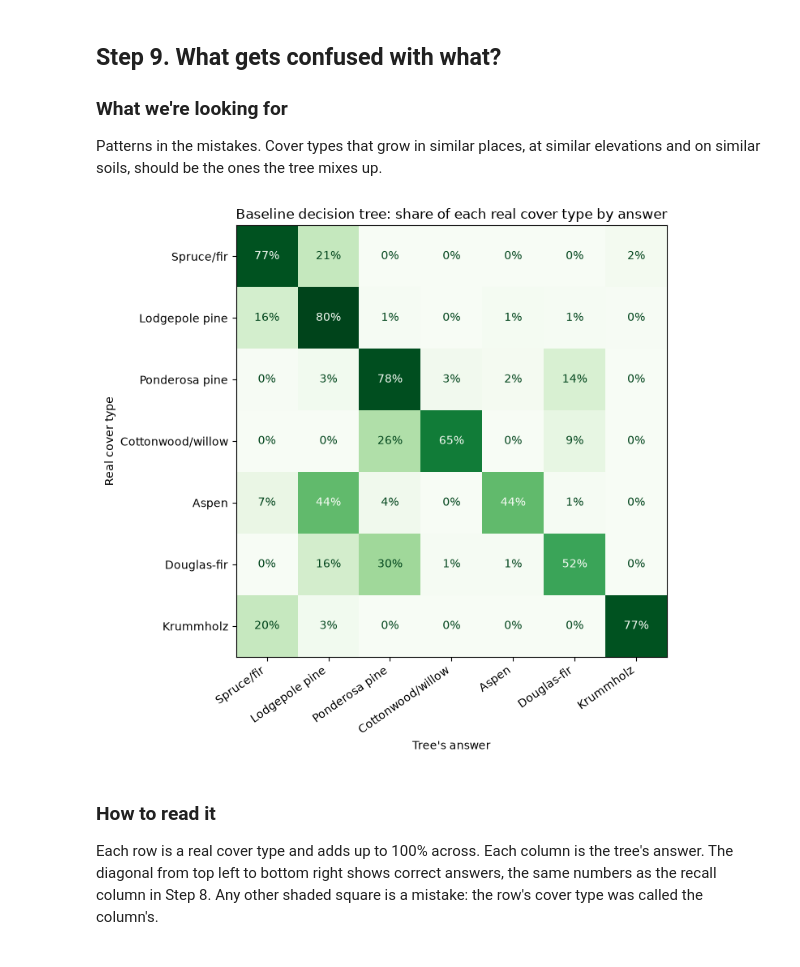
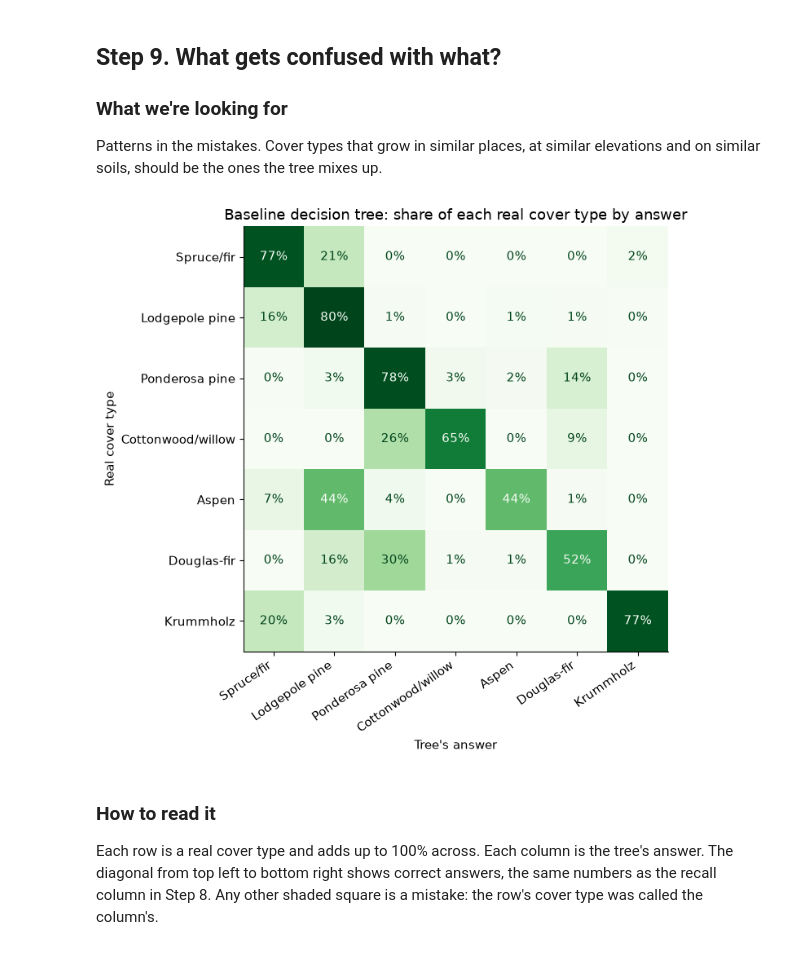
Before and after one commit to schirko/model-loop-lab, a Jupyter notebook: notebooks/01_data_and_baseline.ipynb, the cells around one changed output. Drawn from its saved outputs; the diff is of its cells as text; code cells hidden in the pictures.

```diff
--- a/notebooks/01_data_and_baseline.ipynb
+++ b/notebooks/01_data_and_baseline.ipynb
@@ -37,6 +37,10 @@ from src.evaluate import (
     COVER_TYPES, SAMPLE_SIZE, SEED, TEST_SIZE,
     cover_type_report, evaluate, fit_predict, load_covertype, make_split,
 )
+from src.web_results import AMBER, GRAY, SPRUCE, save_web_chart
+
+import matplotlib.pyplot as plt
+plt.rcParams.update({"axes.spines.top": False, "axes.spines.right": False, "font.size": 11})
 
 pd.set_option("display.max_columns", 12)
 print(f"Seed: {SEED}   Sample size: {SAMPLE_SIZE:,}   Test share: {TEST_SIZE:.0%}")
@@ -295,24 +363,24 @@ The table says how often each type is missed but not what it gets mistaken for.
 ### What we're looking for
 Patterns in the mistakes. Cover types that grow in similar places, at similar elevations and on similar soils, should be the ones the tree mixes up.
 # %%
-import matplotlib.pyplot as plt
 from sklearn.metrics import ConfusionMatrixDisplay
 
 names = list(COVER_TYPES.values())
 fig, ax = plt.subplots(figsize=(8, 7))
 ConfusionMatrixDisplay.from_predictions(
     split.y_test, predictions,
     labels=list(COVER_TYPES), display_labels=names,
     normalize="true", values_format=".0%", cmap="Greens", colorbar=False, ax=ax,
 )
 ax.set_xlabel("Tree's answer")
 ax.set_ylabel("Real cover type")
 ax.set_title("Baseline decision tree: share of each real cover type by answer")
 plt.xticks(rotation=35, ha="right")
 plt.tight_layout()
+save_web_chart(fig, "confusion")
 plt.show()
 # %% [output]
-[figure, old version]
+[figure, new version]
 # %% [markdown]
 ### How to read it
 Each row is a real cover type and adds up to 100% across. Each column is the tree's answer. The diagonal from top left to bottom right shows correct answers, the same numbers as the recall column in Step 8. Any other shaded square is a mistake: the row's cover type was called the column's.
```
Also changed, not shown: parts of 15 cells of this notebook, 31 other files.
